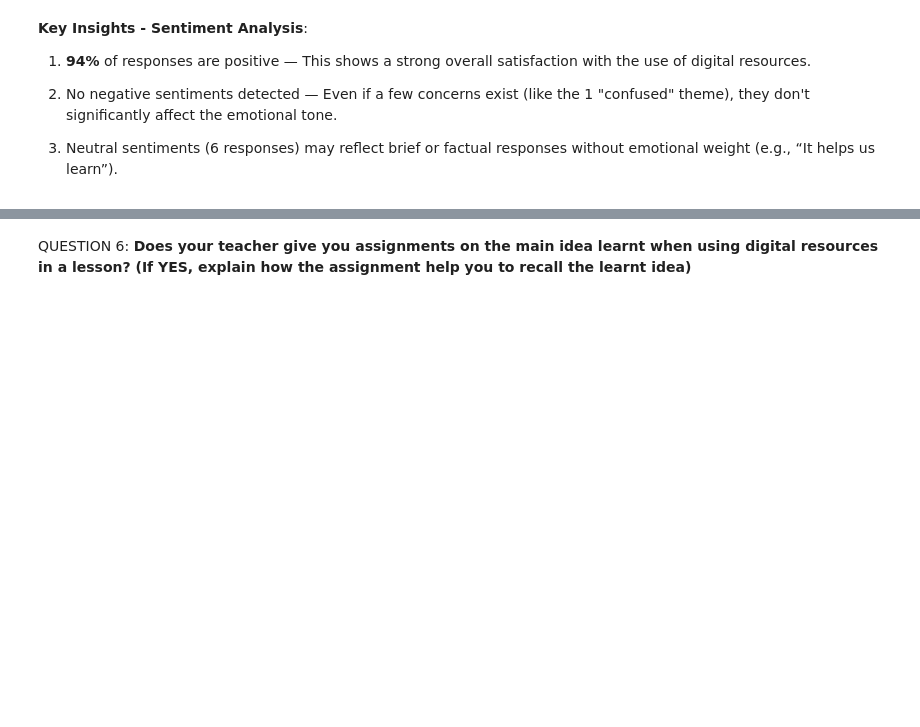
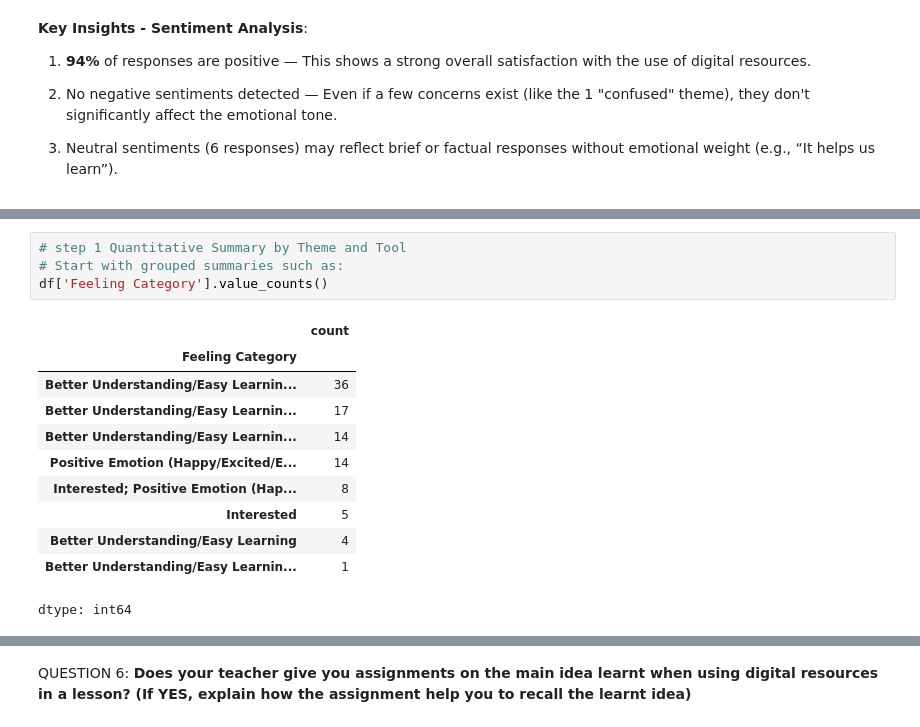
Before and after one commit to davidmasai/kenya-stem-digital-efficacy, a Jupyter notebook: Kenya_stem_digital_efficacy.ipynb, the cells around one changed output, grey strips where cells are left out. Cells and saved outputs as stored; diff of their text form; blank space fills up the shorter version.

```diff
--- a/Kenya_stem_digital_efficacy.ipynb
+++ b/Kenya_stem_digital_efficacy.ipynb
@@ -2739,0 +2796,16 @@ dtype: object
+# %%
+# step 1 Quantitative Summary by Theme and Tool
+# Start with grouped summaries such as:
+df['Feeling Category'].value_counts()
+# %% [output]
+|  | count |
+| Feeling Category |  |
+| Better Understanding/Easy Learnin... | 36 |
+| Better Understanding/Easy Learnin... | 17 |
+| Better Understanding/Easy Learnin... | 14 |
+| Positive Emotion (Happy/Excited/E... | 14 |
+| Interested; Positive Emotion (Hap... | 8 |
+| Interested | 5 |
+| Better Understanding/Easy Learning | 4 |
+| Better Understanding/Easy Learnin... | 1 |
+dtype: int64
```
Also changed, not shown: parts of 12 cells of this notebook.
